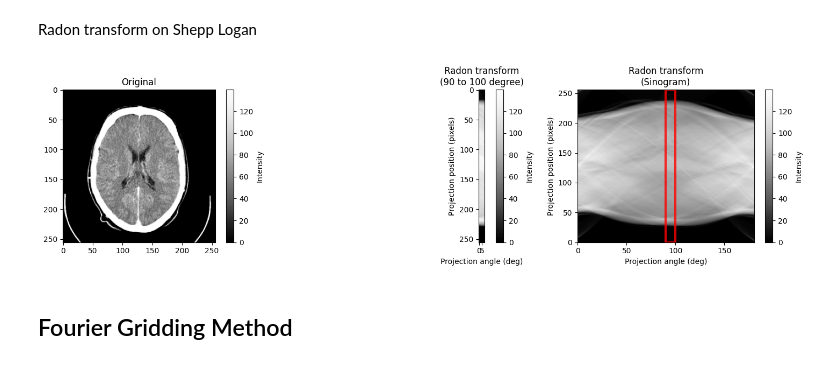
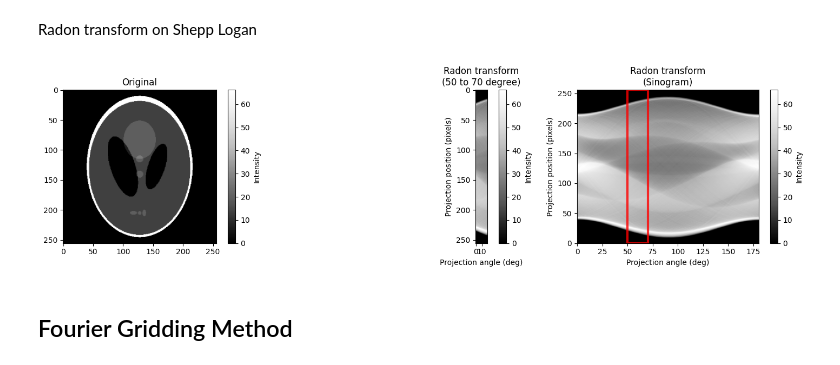
Before and after one commit to GivralNguyen/Python-Medical-Analytical-Tomographic-Image-Reconstruction, a Jupyter notebook: tutorial.ipynb, the cells around one changed output. Drawn from its saved outputs; the diff is of its cells as text; code cells hidden in the pictures.

```diff
--- a/tutorial.ipynb
+++ b/tutorial.ipynb
@@ -61,9 +61,9 @@ Radon transform on Shepp Logan
 # %%
 # Generate Phantom
 # phantom = DataGenerator.generate_disk(size, radius, center)
-# phantom = DataGenerator.load_shepp_logan_phantom()
+phantom = DataGenerator.load_shepp_logan_phantom()
 
-phantom = DataGenerator.load_image('data/brain.png')
+# phantom = DataGenerator.load_image('data/brain.png')
 # Plot
 fig, (ax1, ax2, ax3) = plt.subplots(1, 3, figsize=(15, 4))
 ax1.set_title("Original")
@@ -74,36 +74,36 @@ center_phantom, padded_phantom =  padding_radon(phantom)
 sinogram = radon(center_phantom, padded_phantom, theta=np.arange(0,180))
 dx, dy = 0.5 * 180.0 / max(phantom.shape), 0.5 / sinogram.shape[0] # spacing
 
 # Slice of sinogram according to angle
-first_projection_angle = 90
-last_projection_angle = 100
+first_projection_angle = 50
+last_projection_angle = 70
 cax = ax2.imshow(sinogram[:, first_projection_angle:last_projection_angle], cmap=plt.cm.Greys_r)
 # Whole sinogram
 cax = ax3.imshow(sinogram, cmap=plt.cm.Greys_r,
                  extent=(-dx, 180.0 + dx, -dy, sinogram.shape[0] + dy),
                  aspect='auto')
 # Add color bar
 
 ax2.set_title(f"Radon transform\n({first_projection_angle} to {last_projection_angle} degree)")
 ax2.set_xlabel(f"Projection angle (deg)")
 ax2.set_ylabel("Projection position (pixels)")
 ax3.set_title("Radon transform\n(Sinogram)")
 ax3.set_xlabel("Projection angle (deg)")
 ax3.set_ylabel("Projection position (pixels)")
 # Draw red transparent rectangle on ax3
 rect = Rectangle((first_projection_angle, -dy), last_projection_angle - first_projection_angle, sinogram.shape[0] + 2 * dy,
                  linewidth=3, edgecolor='red', facecolor='none', alpha=0.8)
 ax3.add_patch(rect)
 cbar = plt.colorbar(cax, ax=ax1)
 cbar.set_label('Intensity')
 cbar1 = plt.colorbar(cax, ax=ax2)
 cbar1.set_label('Intensity')
 cbar2 = plt.colorbar(cax, ax=ax3)
 cbar2.set_label('Intensity')
 fig.tight_layout()
 plt.show()
 # %% [output]
-[figure, old version]
+[figure, new version]
 # %% [markdown]
 ## Fourier Gridding Method
 # %% [markdown]
```
Also changed, not shown: parts of 10 cells of this notebook, 3 other files.
